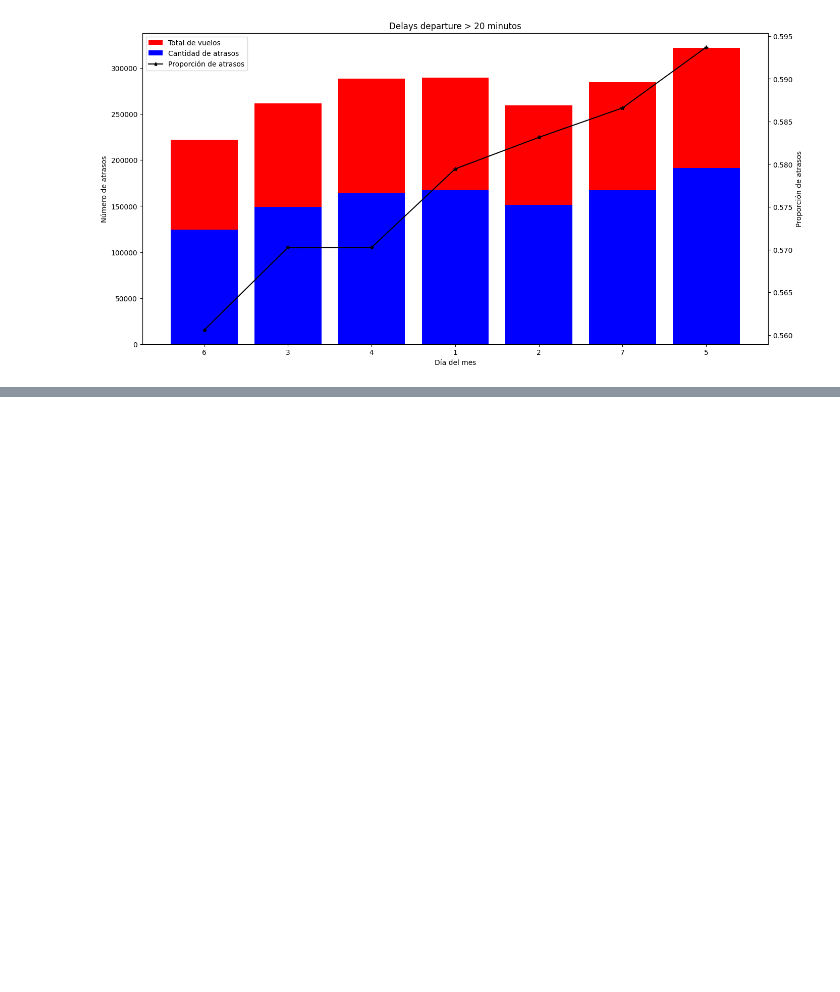
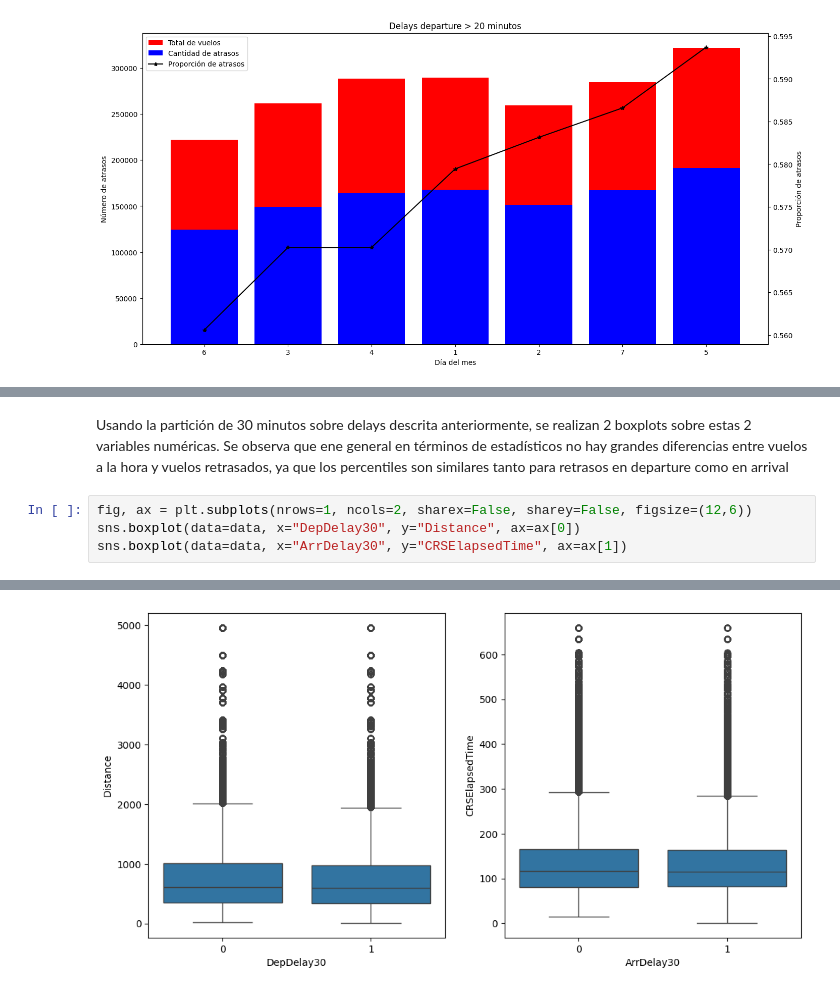
Before and after one commit to DiegoLeonG96/proyecto-pydatascience-udd, a Jupyter notebook: 03_Visualizaciones.ipynb, the cells around one changed output, grey strips where cells are left out. Cells and saved outputs as stored; diff of their text form; blank space fills up the shorter version.

```diff
--- a/03_Visualizaciones.ipynb
+++ b/03_Visualizaciones.ipynb
@@ -211,0 +215,7 @@ delay_proportion_plot(data, "DayOfWeek", 20, "Día del mes", dep_only=True)
+# %% [markdown]
+Usando la partición de 30 minutos sobre delays descrita anteriormente, se realizan 2 boxplots sobre estas 2 variables numéricas. Se observa que ene general en términos de estadísticos no hay grandes diferencias entre vuelos a la hora y vuelos retrasados, ya que los percentiles son similares tanto para retrasos en departure como en arrival
+# %%
+fig, ax = plt.subplots(nrows=1, ncols=2, sharex=False, sharey=False, figsize=(12,6))
+sns.boxplot(data=data, x="DepDelay30", y="Distance", ax=ax[0])
+sns.boxplot(data=data, x="ArrDelay30", y="CRSElapsedTime", ax=ax[1])
+# %% [output]
@@ -211,0 +223 @@ delay_proportion_plot(data, "DayOfWeek", 20, "Día del mes", dep_only=True)
+[figure, added]
```
Also changed, not shown: parts of 5 cells of this notebook.
